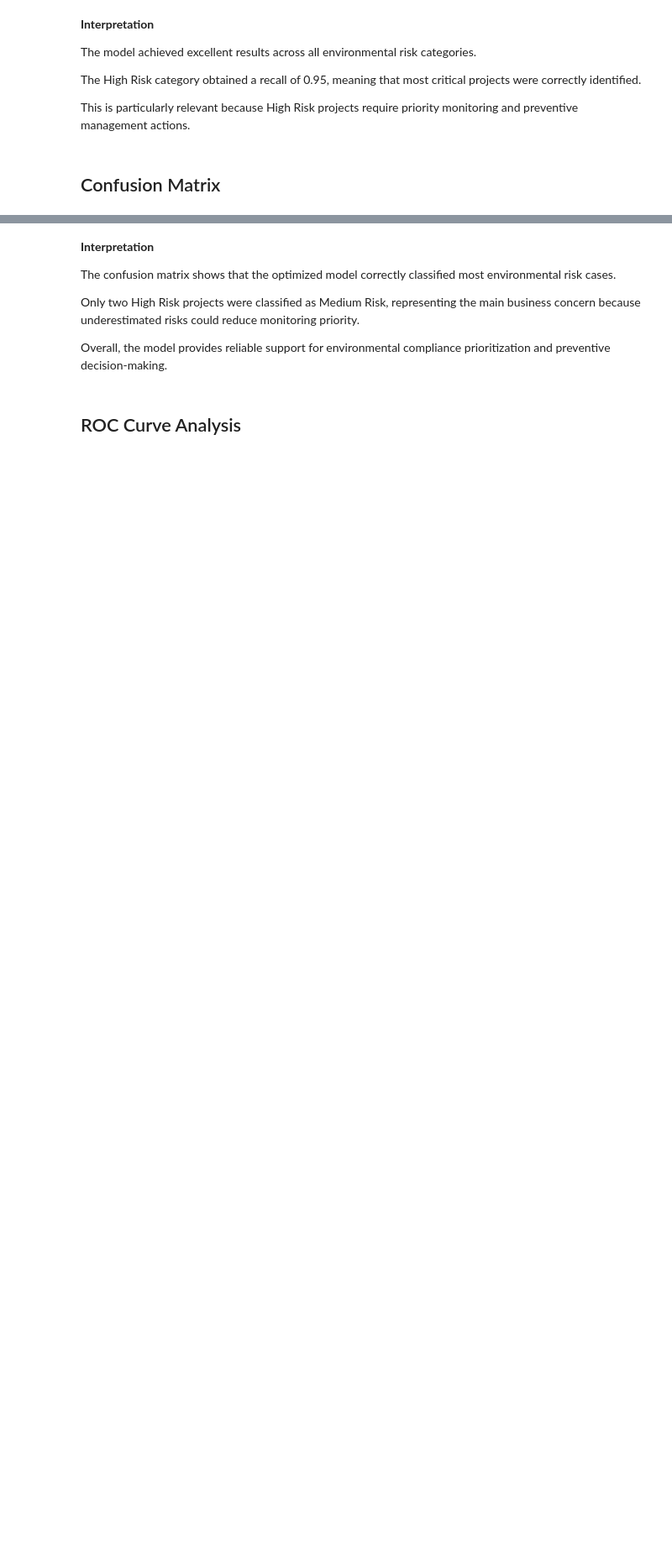
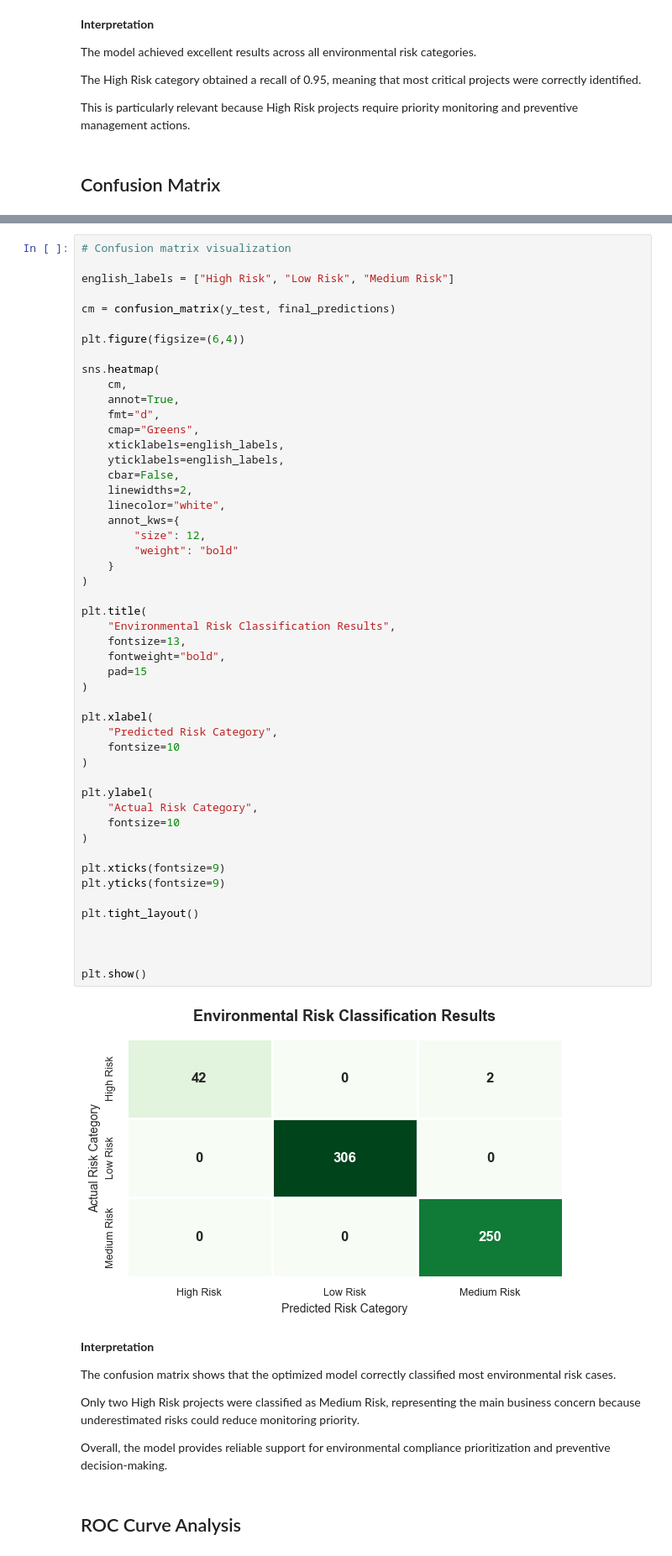
Before and after one commit to MakarenaAmpuero/Environmental_Risk_Prediction, a Jupyter notebook: notebooks/environmental_risk_prediction_model.ipynb, the cells around one changed output, grey strips where cells are left out. Shown at 84% size. Drawn from its saved outputs; the diff is of its cells as text; blank space fills up the shorter version.

```diff
--- a/notebooks/environmental_risk_prediction_model.ipynb
+++ b/notebooks/environmental_risk_prediction_model.ipynb
@@ -1327,3 +1280,55 @@ plt.show()
+# %%
+# Confusion matrix visualization
+
+english_labels = ["High Risk", "Low Risk", "Medium Risk"]
+
+cm = confusion_matrix(y_test, final_predictions)
+
+plt.figure(figsize=(6,4))
+
+sns.heatmap(
+    cm,
+    annot=True,
+    fmt="d",
+    cmap="Greens",
+    xticklabels=english_labels,
+    yticklabels=english_labels,
+    cbar=False,
+    linewidths=2,
+    linecolor="white",
+    annot_kws={
+        "size": 12,
+        "weight": "bold"
+    }
+)
+
+plt.title(
+    "Environmental Risk Classification Results",
+    fontsize=13,
+    fontweight="bold",
+    pad=15
+)
+
+plt.xlabel(
+    "Predicted Risk Category",
+    fontsize=10
+)
+
+plt.ylabel(
+    "Actual Risk Category",
+    fontsize=10
+)
+
+plt.xticks(fontsize=9)
+plt.yticks(fontsize=9)
+
+plt.tight_layout()
+
+
+
+plt.show()
+# %% [output]
+[figure, added]
 # %% [markdown]
 **Interpretation**
 
```
Also changed, not shown: parts of 8 cells of this notebook, 4 other files.
